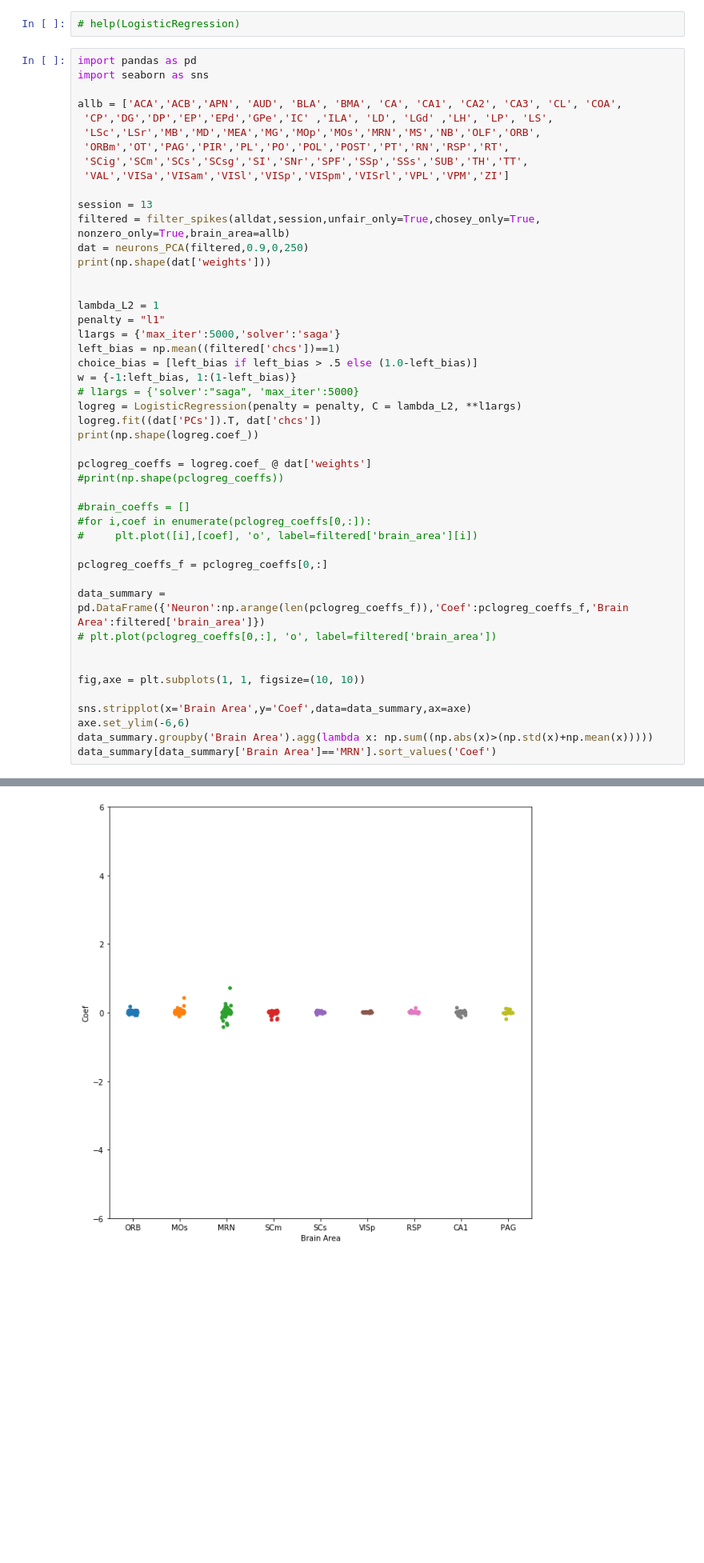
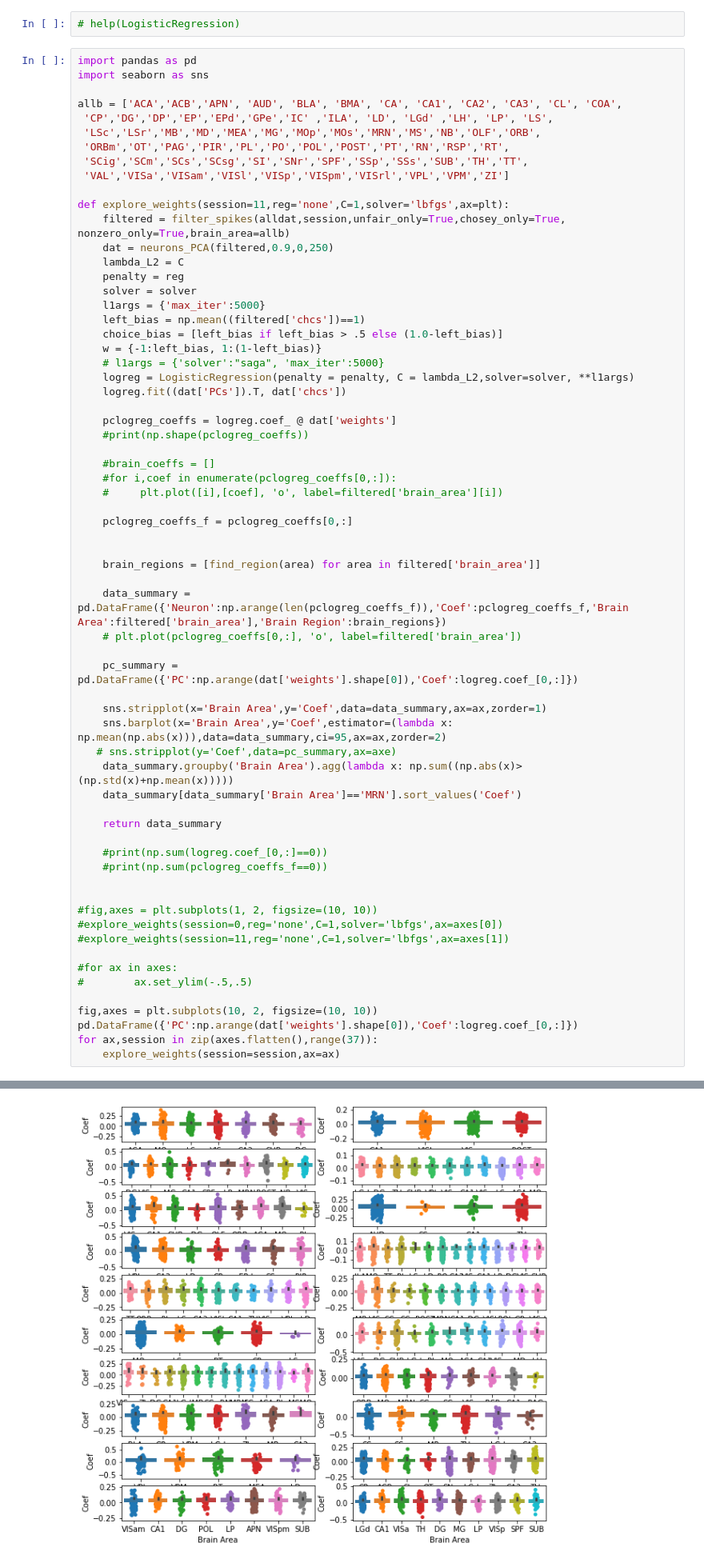
Before and after one commit to jorgeerrz/mistaken_mice, a Jupyter notebook: mistaken_mice.ipynb, the cells around one changed output, grey strips where cells are left out. Shown at 80% size. Drawn from its saved outputs; the diff is of its cells as text; blank space fills up the shorter version.

```diff
--- a/mistaken_mice.ipynb
+++ b/mistaken_mice.ipynb
@@ -156,40 +197,58 @@ allb = ['ACA','ACB','APN', 'AUD', 'BLA', 'BMA', 'CA', 'CA1', 'CA2', 'CA3', 'CL',
  'SCig','SCm','SCs','SCsg','SI','SNr','SPF','SSp','SSs','SUB','TH','TT',
  'VAL','VISa','VISam','VISl','VISp','VISpm','VISrl','VPL','VPM','ZI']
 
-session = 13
-filtered = filter_spikes(alldat,session,unfair_only=True,chosey_only=True, nonzero_only=True,brain_area=allb)
-dat = neurons_PCA(filtered,0.9,0,250)
-print(np.shape(dat['weights']))
+def explore_weights(session=11,reg='none',C=1,solver='lbfgs',ax=plt):
+    filtered = filter_spikes(alldat,session,unfair_only=True,chosey_only=True, nonzero_only=True,brain_area=allb)
+    dat = neurons_PCA(filtered,0.9,0,250)
+    lambda_L2 = C
+    penalty = reg
+    solver = solver
+    l1args = {'max_iter':5000}
+    left_bias = np.mean((filtered['chcs'])==1)
+    choice_bias = [left_bias if left_bias > .5 else (1.0-left_bias)]
+    w = {-1:left_bias, 1:(1-left_bias)}
+    # l1args = {'solver':"saga", 'max_iter':5000}
+    logreg = LogisticRegression(penalty = penalty, C = lambda_L2,solver=solver, **l1args)
+    logreg.fit((dat['PCs']).T, dat['chcs'])
+
+    pclogreg_coeffs = logreg.coef_ @ dat['weights']
+    #print(np.shape(pclogreg_coeffs))
+
+    #brain_coeffs = []
+    #for i,coef in enumerate(pclogreg_coeffs[0,:]):
+    #     plt.plot([i],[coef], 'o', label=filtered['brain_area'][i])
+
+    pclogreg_coeffs_f = pclogreg_coeffs[0,:]
 
 
-lambda_L2 = 1
-penalty = "l1"
-l1args = {'max_iter':5000,'solver':'saga'}
-left_bias = np.mean((filtered['chcs'])==1)
-choice_bias = [left_bias if left_bias > .5 else (1.0-left_bias)]
-w = {-1:left_bias, 1:(1-left_bias)}
-# l1args = {'solver':"saga", 'max_iter':5000}
-logreg = LogisticRegression(penalty = penalty, C = lambda_L2, **l1args)
-logreg.fit((dat['PCs']).T, dat['chcs'])
-print(np.shape(logreg.coef_))
+    brain_regions = [find_region(area) for area in filtered['brain_area']]
 
-pclogreg_coeffs = logreg.coef_ @ dat['weights']
-#print(np.shape(pclogreg_coeffs))
+    data_summary = pd.DataFrame({'Neuron':np.arange(len(pclogreg_coeffs_f)),'Coef':pclogreg_coeffs_f,'Brain Area':filtered['brain_area'],'Brain Region':brain_regions})
+    # plt.plot(pclogreg_coeffs[0,:], 'o', label=filtered['brain_area'])
 
-#brain_coeffs = []
-#for i,coef in enumerate(pclogreg_coeffs[0,:]):
-#     plt.plot([i],[coef], 'o', label=filtered['brain_area'][i])
+    pc_summary = pd.DataFrame({'PC':np.arange(dat['weights'].shape[0]),'Coef':logreg.coef_[0,:]})
 
-pclogreg_coeffs_f = pclogreg_coeffs[0,:]
+    sns.stripplot(x='Brain Area',y='Coef',data=data_summary,ax=ax,zorder=1)
+    sns.barplot(x='Brain Area',y='Coef',estimator=(lambda x: np.mean(np.abs(x))),data=data_summary,ci=95,ax=ax,zorder=2)
+   # sns.stripplot(y='Coef',data=pc_summary,ax=axe)
+    data_summary.groupby('Brain Area').agg(lambda x: np.sum((np.abs(x)>(np.std(x)+np.mean(x)))))
+    data_summary[data_summary['Brain Area']=='MRN'].sort_values('Coef')
 
-data_summary = pd.DataFrame({'Neuron':np.arange(len(pclogreg_coeffs_f)),'Coef':pclogreg_coeffs_f,'Brain Area':filtered['brain_area']})
-# plt.plot(pclogreg_coeffs[0,:], 'o', label=filtered['brain_area'])
+    return data_summary
+
+    #print(np.sum(logreg.coef_[0,:]==0))
+    #print(np.sum(pclogreg_coeffs_f==0))
 
 
-fig,axe = plt.subplots(1, 1, figsize=(10, 10))
+#fig,axes = plt.subplots(1, 2, figsize=(10, 10))
+#explore_weights(session=0,reg='none',C=1,solver='lbfgs',ax=axes[0])
+#explore_weights(session=11,reg='none',C=1,solver='lbfgs',ax=axes[1])
 
-sns.stripplot(x='Brain Area',y='Coef',data=data_summary,ax=axe)
-axe.set_ylim(-6,6)
-data_summary.groupby('Brain Area').agg(lambda x: np.sum((np.abs(x)>(np.std(x)+np.mean(x)))))
-data_summary[data_summary['Brain Area']=='MRN'].sort_values('Coef')
+#for ax in axes:
+#        ax.set_ylim(-.5,.5)
+
+fig,axes = plt.subplots(10, 2, figsize=(10, 10))
+pd.DataFrame({'PC':np.arange(dat['weights'].shape[0]),'Coef':logreg.coef_[0,:]})
+for ax,session in zip(axes.flatten(),range(37)):
+    explore_weights(session=session,ax=ax)
 # %% [output]
@@ -211,4 +255,4 @@ data_summary[data_summary['Brain Area']=='MRN'].sort_values('Coef')
-[figure, old version]
+[figure, new version]
 # %% [markdown]
 # Filter, PCA, and Model all sessions (with neurons)
 # %%
```
Also changed, not shown: parts of 19 cells of this notebook, 6 other files.
